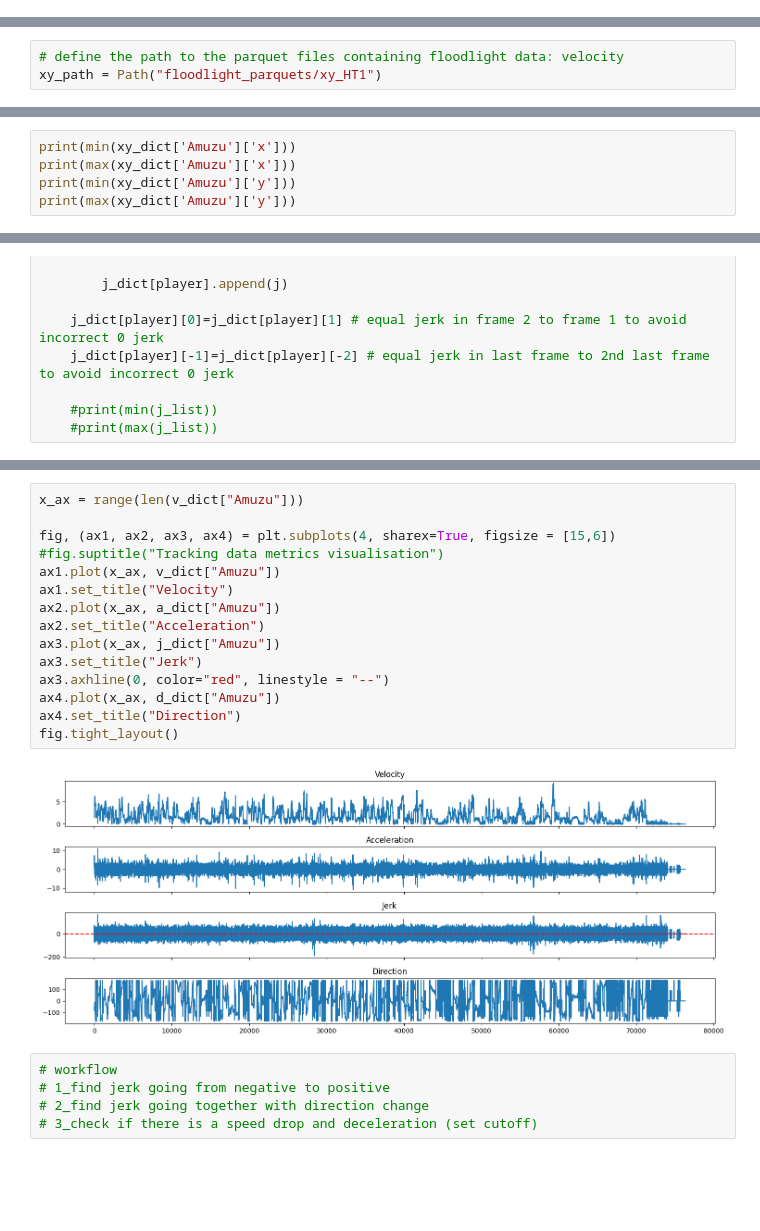
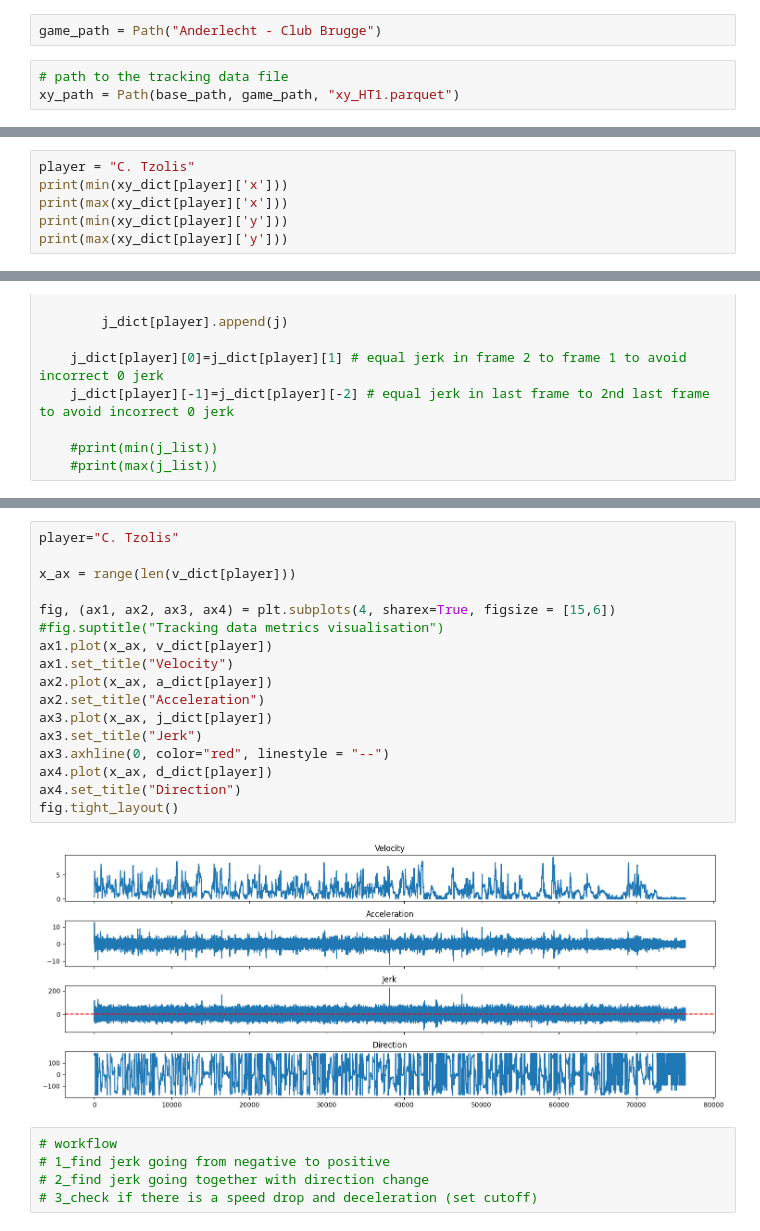
Before and after one commit to ihosten/internship_club_brugge, a Jupyter notebook: positional_data/ChangesOfDirection.ipynb, the cells around one changed output, grey strips where cells are left out. Cells and saved outputs as stored; diff of their text form; blank space fills up the shorter version.

```diff
--- a/positional_data/ChangesOfDirection.ipynb
+++ b/positional_data/ChangesOfDirection.ipynb
@@ -15,10 +13,12 @@ mijn idee: gwn naar acceleratie kijken  --> van negatief naar poisitief + bepaal
+# %%
+game_path = Path("Anderlecht - Club Brugge")
+# %%
+# path to the tracking data file
+xy_path = Path(base_path, game_path, "xy_HT1.parquet")
 # %%
 # secondspectrum pitch dimensions
 #"pitchLength": 103.4589780029297
 #"pitchWidth": 66.97553049316407
-# %%
-# define the path to the parquet files containing floodlight data: velocity
-xy_path = Path("floodlight_parquets/xy_HT1")
 # %%
 # read the velocity data
 xy_df = pl.read_parquet(xy_path)
@@ -83,8 +84,9 @@ plt.show()
 #print(xy_dict['Amuzu']['x'])
 #print(xy_dict['Amuzu']['y'])
 # %%
-print(min(xy_dict['Amuzu']['x']))
-print(max(xy_dict['Amuzu']['x']))
-print(min(xy_dict['Amuzu']['y']))
-print(max(xy_dict['Amuzu']['y']))
+player = "C. Tzolis"
+print(min(xy_dict[player]['x']))
+print(max(xy_dict[player]['x']))
+print(min(xy_dict[player]['y']))
+print(max(xy_dict[player]['y']))
 # %% [output]
@@ -265,20 +249,22 @@ shape: (76_366, 6)
 # %%
-x_ax = range(len(v_dict["Amuzu"]))
+player="C. Tzolis"
+
+x_ax = range(len(v_dict[player]))
 
 fig, (ax1, ax2, ax3, ax4) = plt.subplots(4, sharex=True, figsize = [15,6])
 #fig.suptitle("Tracking data metrics visualisation")
-ax1.plot(x_ax, v_dict["Amuzu"])
+ax1.plot(x_ax, v_dict[player])
 ax1.set_title("Velocity")
-ax2.plot(x_ax, a_dict["Amuzu"])
+ax2.plot(x_ax, a_dict[player])
 ax2.set_title("Acceleration")
-ax3.plot(x_ax, j_dict["Amuzu"])
+ax3.plot(x_ax, j_dict[player])
 ax3.set_title("Jerk")
 ax3.axhline(0, color="red", linestyle = "--")
-ax4.plot(x_ax, d_dict["Amuzu"])
+ax4.plot(x_ax, d_dict[player])
 ax4.set_title("Direction")
 fig.tight_layout()
 # %% [output]
-[figure, old version]
+[figure, new version]
 # %%
 # workflow
 # 1_find jerk going from negative to positive
```
Also changed, not shown: parts of 21 cells of this notebook, 2 other files.
